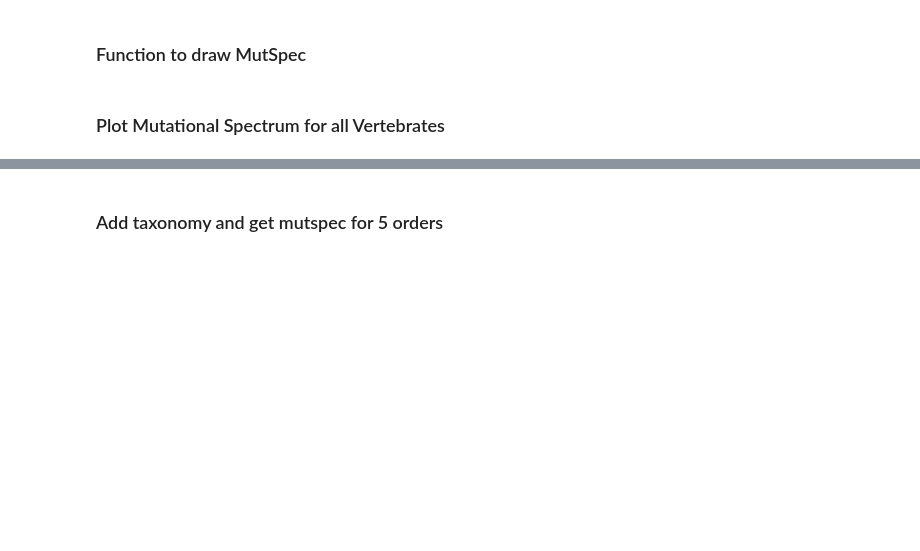
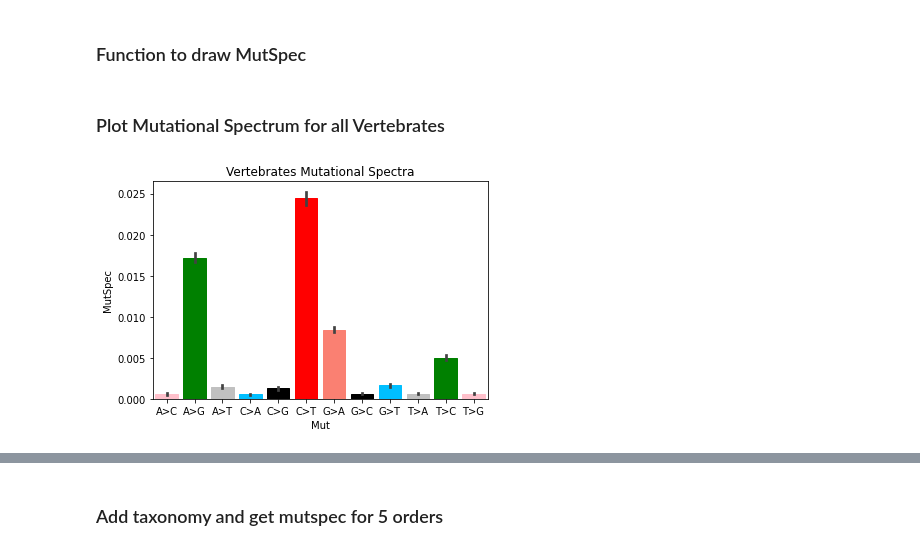
Before and after one commit to mitoclub/mtdna-192component-mutspec-chordata, a Jupyter notebook: scripts/get_mutspec.ipynb, the cells around one changed output, grey strips where cells are left out. Cells and saved outputs as stored; diff of their text form; code cells hidden in the pictures; blank space fills up the shorter version.

Commit message:
updated pictures of 12 and 192comp mutspec

```diff
--- a/scripts/get_mutspec.ipynb
+++ b/scripts/get_mutspec.ipynb
@@ -104,6 +104,12 @@ mutspecs.head()
 | 3 | Abbottina_obtusirostris | A[T>G]T | 0.0 | 0.0 | 0.0 | 1.088889 | 0.0 | T>G | ATT |
 | 4 | Abbottina_obtusirostris | T[T>C]T | 8.0 | 0.0 | 0.0 | 1.088889 | 0.0 | T>C | TTT |
 # %%
+possible_sbs12 = [
+    'A>C', 'A>G', 'A>T',
+    'C>A', 'C>G', 'C>T',
+    'G>A', 'G>C', 'G>T',
+    'T>A', 'T>C', 'T>G'
+]
 possible_sbs192 = [
     "A[A>C]A", "A[A>C]C", "A[A>C]G", "A[A>C]T", "C[A>C]A", "C[A>C]C", "C[A>C]G", "C[A>C]T",
     "G[A>C]A", "G[A>C]C", "G[A>C]G", "G[A>C]T", "T[A>C]A", "T[A>C]C", "T[A>C]G", "T[A>C]T",
@@ -133,6 +139,36 @@ possible_sbs192 = [
 # %% [markdown]
 ### Function to draw MutSpec
 # %%
+coloring12 = {
+    "C>A": "deepskyblue",
+    "G>T": "deepskyblue",
+    "C>G": "black",
+    "G>C": "black",
+    "C>T": "red",
+    "G>A": "salmon",
+    "T>A": "silver",
+    "A>T": "silver",
+    "T>C": "green",
+    "A>G": "green",
+    "T>G": "pink",
+    "A>C": "pink",
+}
+colors12 = [coloring12[sbs] for sbs in possible_sbs12]
+
+def plot_mutspec12(mutspec: pd.DataFrame, ylabel="MutSpec", title="Full mutational spectra", savepath=None):
+    fig = plt.figure(figsize=(6, 4))
+    ax = fig.add_subplot(111)
+    ax = sns.barplot(x="Mut", y=ylabel, data=mutspec, order=possible_sbs12, ax=fig.gca())
+
+    # map colors to bars
+    for bar, clr in zip(ax.patches, colors12):
+        bar.set_color(clr)
+
+    ax.set_title(title)
+    if savepath is not None:
+        plt.savefig(savepath)
+    plt.show()
+
 def _add_line(ax, xpos, ypos):
     line = plt.Line2D([xpos, xpos], [ypos + .1, ypos],
                       transform=ax.transAxes, color='black', linewidth=1)
@@ -191,6 +227,13 @@ def plot_mutspec192(edge_mutspec192, label="Mutational spectra", filepath=None):
     plt.show()
 # %% [markdown]
 ### Plot Mutational Spectrum for all Vertebrates
+# %%
+mut12_cont = mutspecs.drop('Mut', axis=1)
+mut12_cont = mut12_cont.rename(columns={'MutBase':'Mut'})
+plot_mutspec12(mut12_cont, title='Vertebrates Mutational Spectra',
+               savepath='../pictures/VerMutSpec12Comp.png')
+# %% [output]
+[figure, added]
 # %%
 plot_mutspec192(mutspecs, label='Vertebrates Mutational Spectra',
                 filepath='../pictures/VerMutSpec.png')
```
Also changed, not shown: parts of 1 cell of this notebook, 19 other files.
